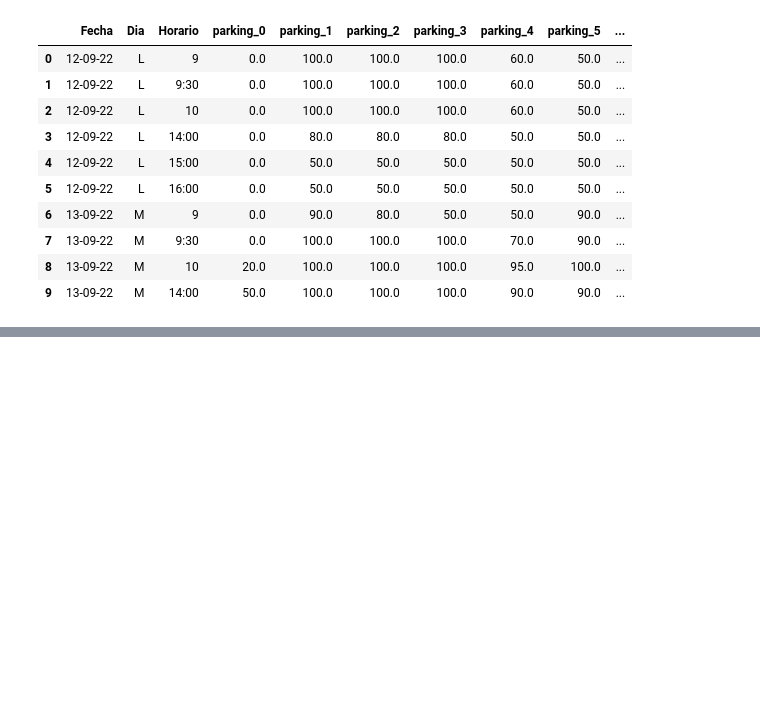
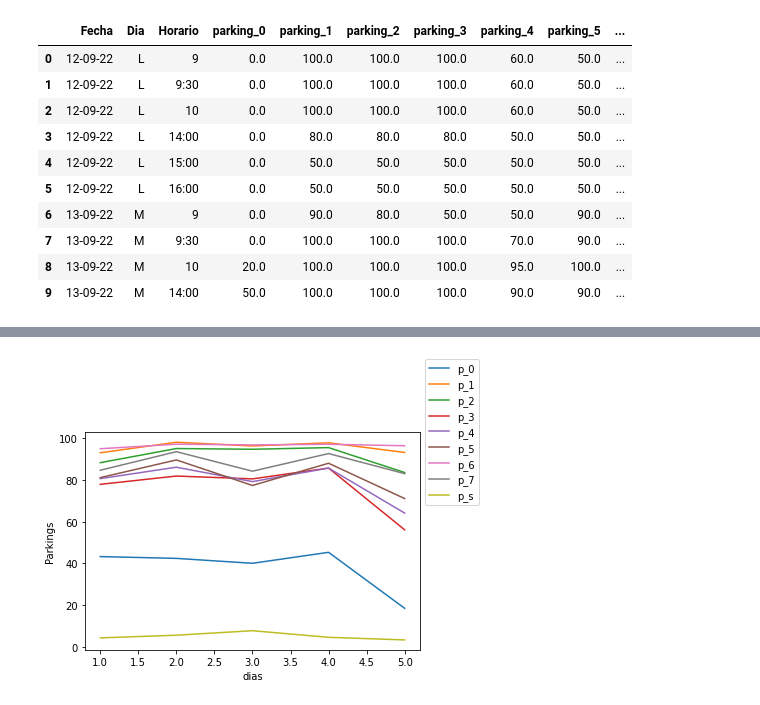
Before and after one commit to Ana-AlonsoCanizares/Practicas_Individuales, a Jupyter notebook: PI_parking.ipynb, the cells around one changed output, grey strips where cells are left out. Cells and saved outputs as stored; diff of their text form; code cells hidden in the pictures; blank space fills up the shorter version.

```diff
--- a/PI_parking.ipynb
+++ b/PI_parking.ipynb
@@ -39,6 +39,20 @@ data.head(10)
 | 7 | 13-09-22 | M | 9:30 | 0.0 | 100.0 | 100.0 | 100.0 | 70.0 | 90.0 | ... |
 | 8 | 13-09-22 | M | 10 | 20.0 | 100.0 | 100.0 | 100.0 | 95.0 | 100.0 | ... |
 | 9 | 13-09-22 | M | 14:00 | 50.0 | 100.0 | 100.0 | 100.0 | 90.0 | 90.0 | ... |
+# %%
+conditions = [
+    (data['Dia'] == 'L'),
+    (data['Dia'] == 'M'),
+    (data['Dia'] == 'X'),
+    (data['Dia'] == 'J'),
+    (data['Dia'] == 'V')
+]
+
+#define results
+results = [1,2,3,4,5]
+
+#create new column based on conditions in column1 and column2
+data['dia_num'] = np.select(conditions, results)
 # %%
 df_ocupacion_d_h = data.groupby(['Dia', 'Horario']).mean().reset_index()
 print(df_ocupacion_d_h)
@@ -68,0 +113,3 @@ print(df_ocupacion_d)
+# %%
+df_ocupacion_d = data.groupby(['dia_num']).mean().reset_index()
+print(df_ocupacion_d)
@@ -68,0 +130,3 @@ print(df_ocupacion_d)
+# %%
+data['Mes'] = pd.to_numeric(data['Mes'])
+data.dtypes
@@ -68,0 +165,51 @@ print(df_ocupacion_d)
+# %%
+# Vector con los dias a graficar
+dias = data['dia_num'].drop_duplicates()
+
+dias = dias.sort_values()
+# parking 0
+park_0 = df_ocupacion_d[["parking_0"]]
+
+# parking 1
+park_1 = df_ocupacion_d[["parking_1"]]
+
+# parking 2
+park_2 = df_ocupacion_d[["parking_2"]]
+
+# parking 3
+park_3 = df_ocupacion_d[["parking_3"]]
+
+# parking 4
+park_4 = df_ocupacion_d[["parking_4"]]
+
+# parking 5
+park_5 = df_ocupacion_d[["parking_5"]]
+
+# parking 6
+park_6 = df_ocupacion_d[["parking_6"]]
+
+# parking 7
+park_7 = df_ocupacion_d[["parking_7"]]
+
+# parking subterráneo
+park_sub = df_ocupacion_d[["parking_subterraneo"]]
+
+# df_ocupacion_d
+fig, ax = plt.subplots()
+
+ax.plot(dias, park_0)
+plt.xlabel('dias')
+plt.ylabel('Parkings')
+plt.plot(dias, park_1)
+plt.plot(dias, park_2)
+plt.plot(dias, park_3)
+plt.plot(dias, park_4)
+plt.plot(dias, park_5)
+plt.plot(dias, park_6)
+plt.plot(dias, park_7)
+plt.plot(dias, park_sub)
+plt.legend(['p_0', 'p_1', 'p_2', 'p_3', 'p_4', 'p_5', 'p_6', 'p_7', 'p_s',],bbox_to_anchor=(1,1) , loc='center left')
+
+plt.show()
+# %% [output]
+[figure, added]
```
Also changed, not shown: parts of 5 cells of this notebook.
